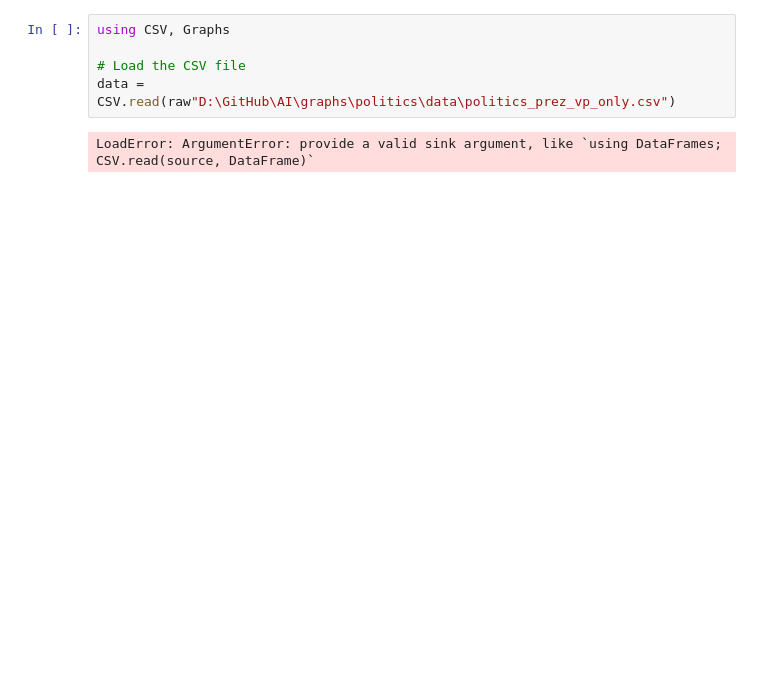
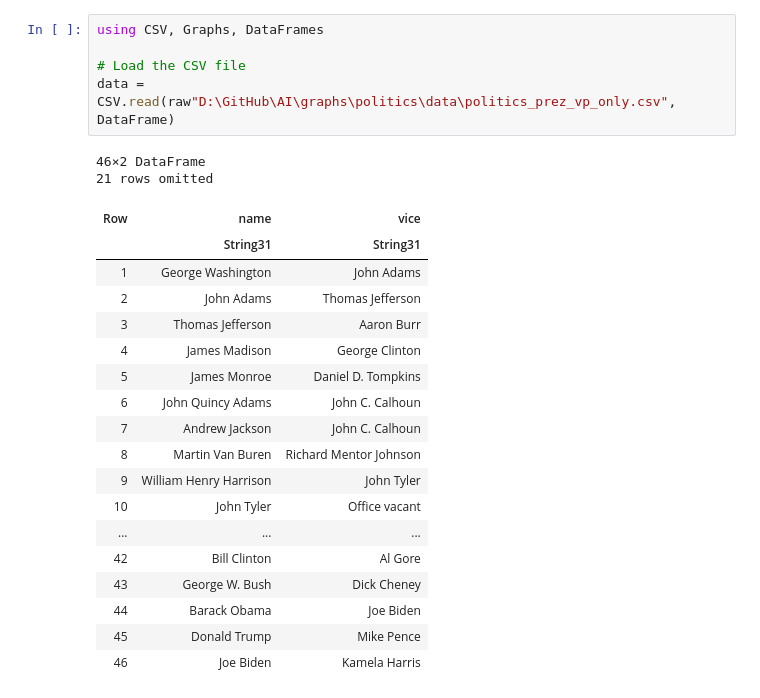
Before and after one commit to seangrant82/AI, a Jupyter notebook: graphs/julia/US_politics_Julia.ipynb, the cells around one changed output. Saved outputs shown, nothing was run; the diff lists cells and outputs as text; blank space fills up the shorter version.

```diff
--- a/graphs/julia/US_politics_Julia.ipynb
+++ b/graphs/julia/US_politics_Julia.ipynb
@@ -1,10 +1,29 @@
 # %%
-using CSV, Graphs
+using CSV, Graphs, DataFrames
 
 # Load the CSV file
-data = CSV.read(raw"D:\GitHub\AI\graphs\politics\data\politics_prez_vp_only.csv")
+data = CSV.read(raw"D:\GitHub\AI\graphs\politics\data\politics_prez_vp_only.csv", DataFrame)
 # %% [output]
-LoadError: ArgumentError: provide a valid sink argument, like `using DataFrames; CSV.read(source, DataFrame)`
+46×2 DataFrame
+21 rows omitted
+| Row | name | vice |
+|  | String31 | String31 |
+| 1 | George Washington | John Adams |
+| 2 | John Adams | Thomas Jefferson |
+| 3 | Thomas Jefferson | Aaron Burr |
+| 4 | James Madison | George Clinton |
+| 5 | James Monroe | Daniel D. Tompkins |
+| 6 | John Quincy Adams | John C. Calhoun |
+| 7 | Andrew Jackson | John C. Calhoun |
+| 8 | Martin Van Buren | Richard Mentor Johnson |
+| 9 | William Henry Harrison | John Tyler |
+| 10 | John Tyler | Office vacant |
+| ... | ... | ... |
+| 42 | Bill Clinton | Al Gore |
+| 43 | George W. Bush | Dick Cheney |
+| 44 | Barack Obama | Joe Biden |
+| 45 | Donald Trump | Mike Pence |
+| 46 | Joe Biden | Kamela Harris |
 # %%
 # Create an empty graph
 g = Graph()
```
Also changed, not shown: parts of 7 cells of this notebook.
